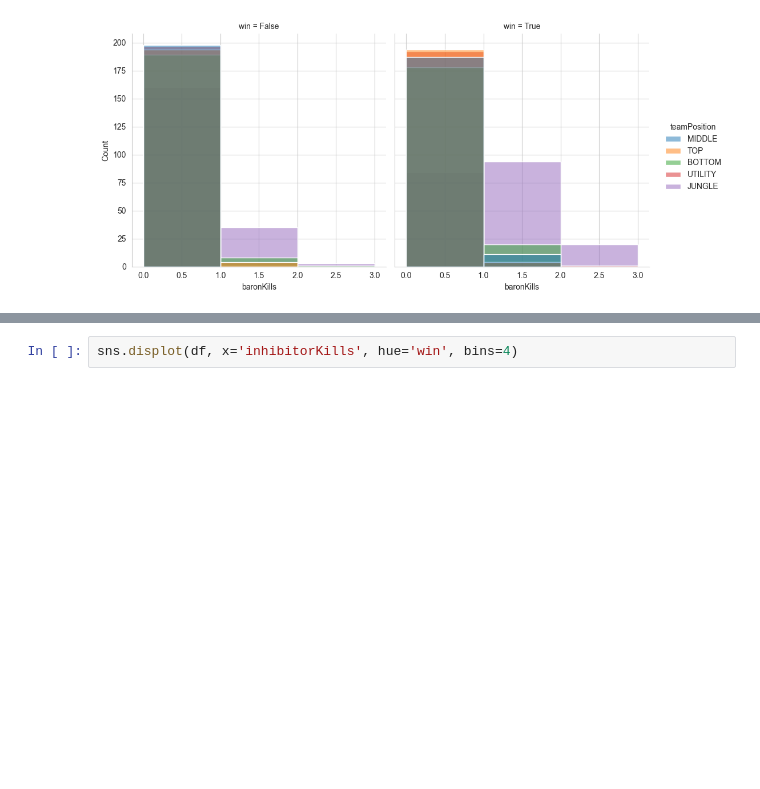
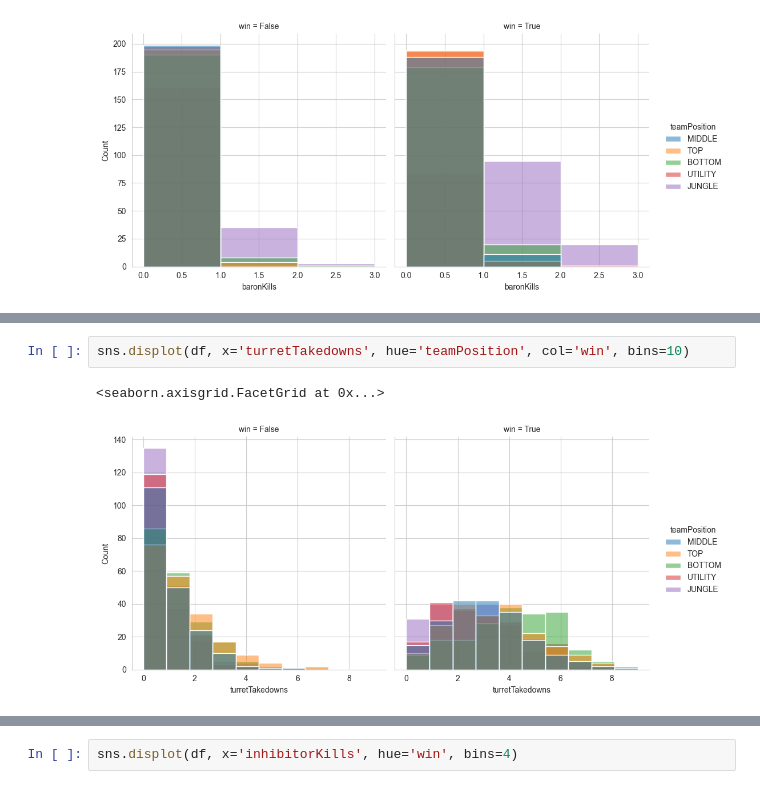
Before and after one commit to anhtq0111/data_governance, a Jupyter notebook: preprocess.ipynb, the cells around one changed output, grey strips where cells are left out. Cells and saved outputs as stored; diff of their text form; blank space fills up the shorter version.

```diff
--- a/preprocess.ipynb
+++ b/preprocess.ipynb
@@ -354,0 +454,5 @@ sns.displot(df, x='dragonKills', hue='teamPosition', col='win', bins=5)
+# %%
+sns.displot(df, x='turretTakedowns', hue='teamPosition', col='win', bins=10)
+# %% [output]
+<seaborn.axisgrid.FacetGrid at 0x...>
+[figure, added]
```
Also changed, not shown: parts of 32 cells of this notebook, 1 other file.
